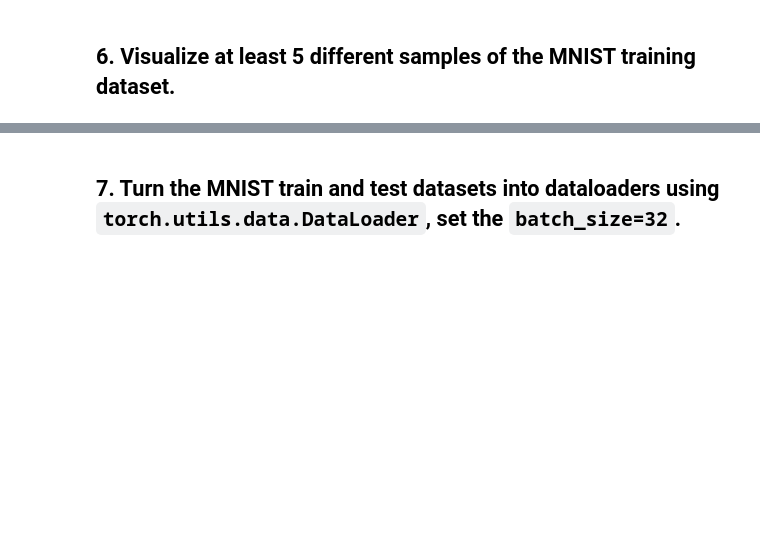
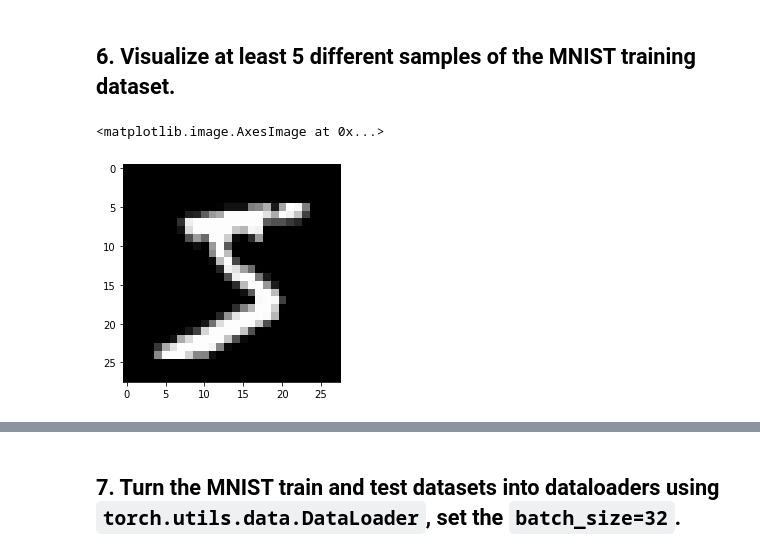
Before and after one commit to Tanmoy-Sarkar-Pranto/Pytorch, a Jupyter notebook: extras/exercises/03_pytorch_computer_vision_exercises.ipynb, the cells around one changed output, grey strips where cells are left out. Drawn from its saved outputs; the diff is of its cells as text; code cells hidden in the pictures; blank space fills up the shorter version.

```diff
--- a/extras/exercises/03_pytorch_computer_vision_exercises.ipynb
+++ b/extras/exercises/03_pytorch_computer_vision_exercises.ipynb
@@ -63,0 +71,5 @@ print(torch.__version__)
+# %%
+train_data = torchvision.datasets.MNIST(root="data",train=True,download=True,transform=transforms.ToTensor())
+
+test_data = torchvision.datasets.MNIST(root="data",train=False,download=True,transform=transforms.ToTensor())
+train_data, test_data
@@ -64,2 +102,7 @@ print(torch.__version__)
 # %% [markdown]
 ## 6. Visualize at least 5 different samples of the MNIST training dataset.
+# %%
+plt.imshow(train_data[0][0].permute(1,2,0),cmap="gray")
+# %% [output]
+<matplotlib.image.AxesImage at 0x...>
+[figure, added]
```
Also changed, not shown: parts of 16 cells of this notebook.
